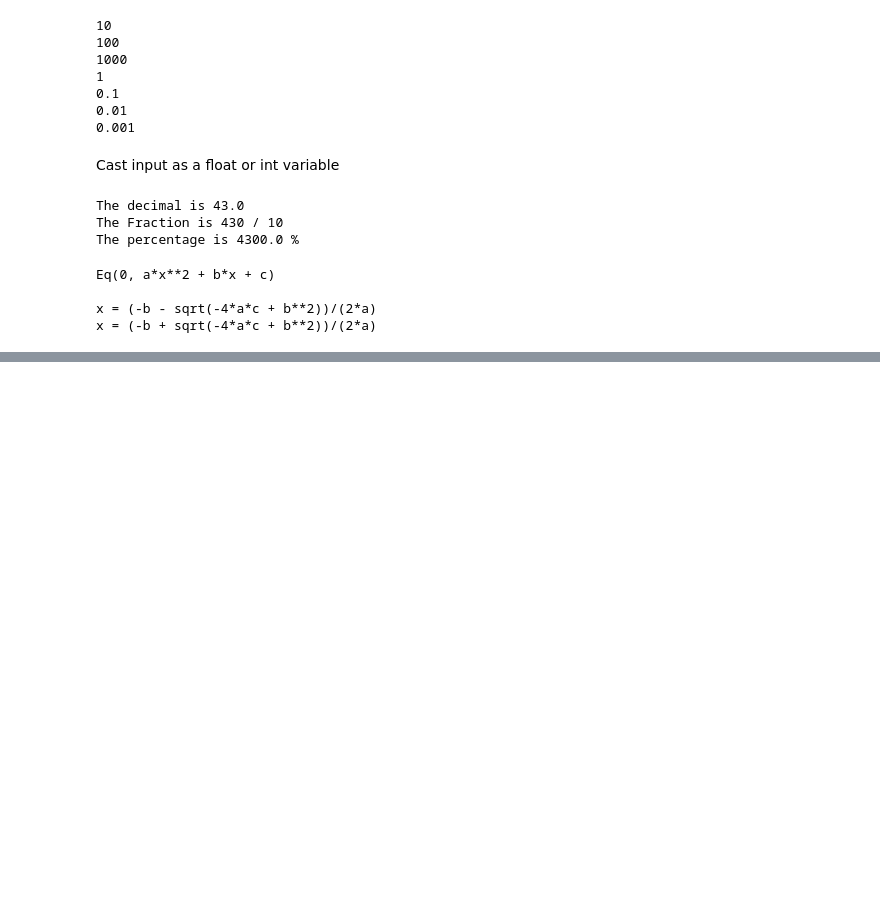
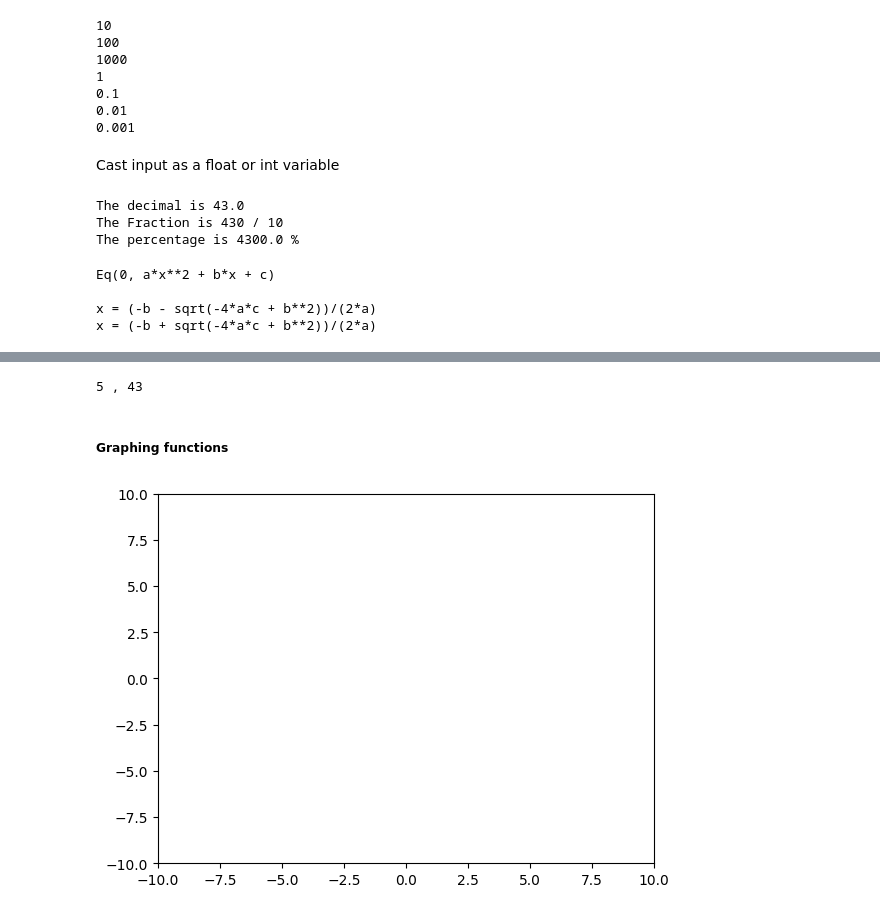
Before and after one commit to returnofsahil/Algebra, a Jupyter notebook: Ratios.ipynb, the cells around one changed output, grey strips where cells are left out. Drawn from its saved outputs; the diff is of its cells as text; code cells hidden in the pictures; blank space fills up the shorter version.

```diff
--- a/Ratios.ipynb
+++ b/Ratios.ipynb
@@ -162,0 +188,11 @@ x = (-b + sqrt(-4*a*c + b**2))/(2*a)
+# %%
+# Same thing as above
+def f(x):
+  y = 4*x +3
+  return y
+
+print(5,',',y)
+# %% [output]
+5 , 43
+# %% [markdown]
+##### Graphing functions
@@ -162,0 +201,7 @@ x = (-b + sqrt(-4*a*c + b**2))/(2*a)
+# %%
+fig , ax = plt.subplots()
+# Setting the limits in the graph
+plt.axis([-10,10,-10,10])
+plt.show()
+# %% [output]
+[figure, added]
```
Also changed, not shown: parts of 6 cells of this notebook.
